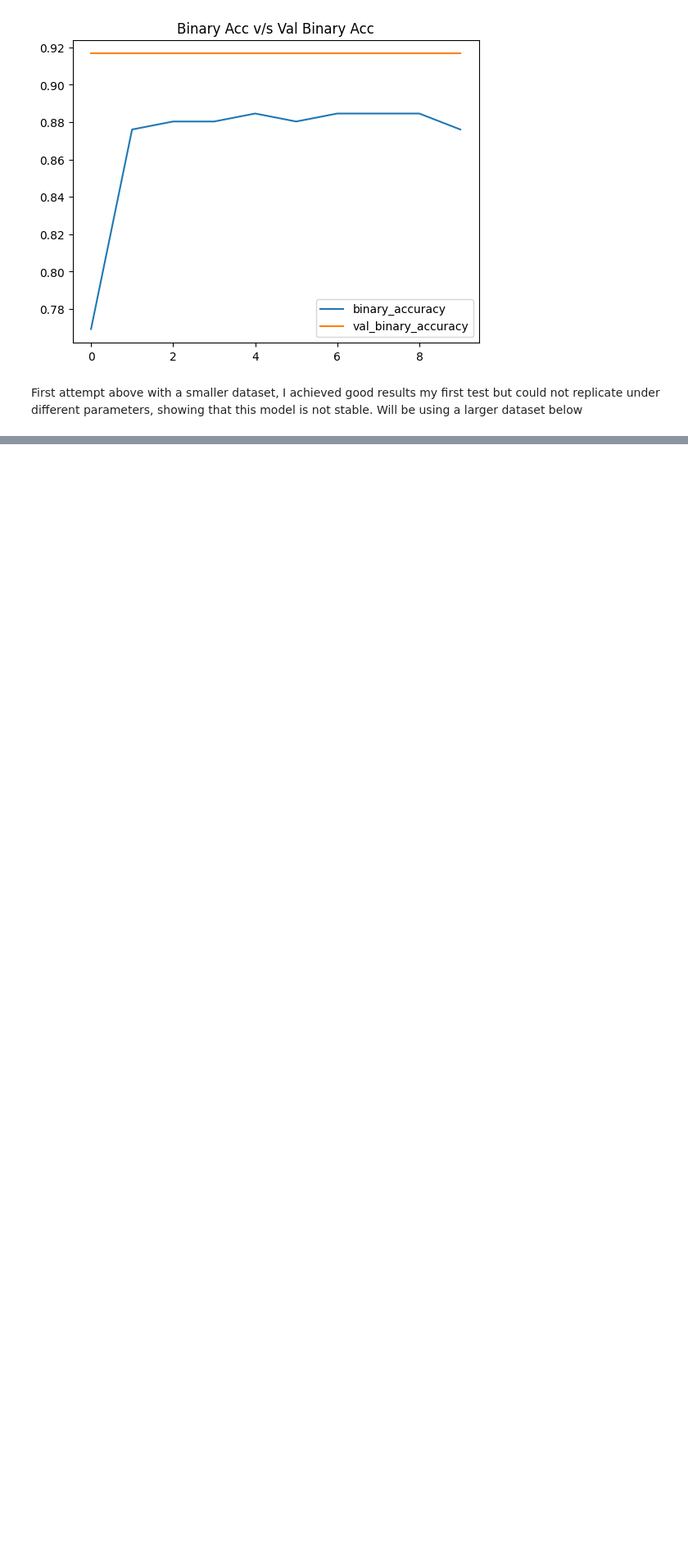
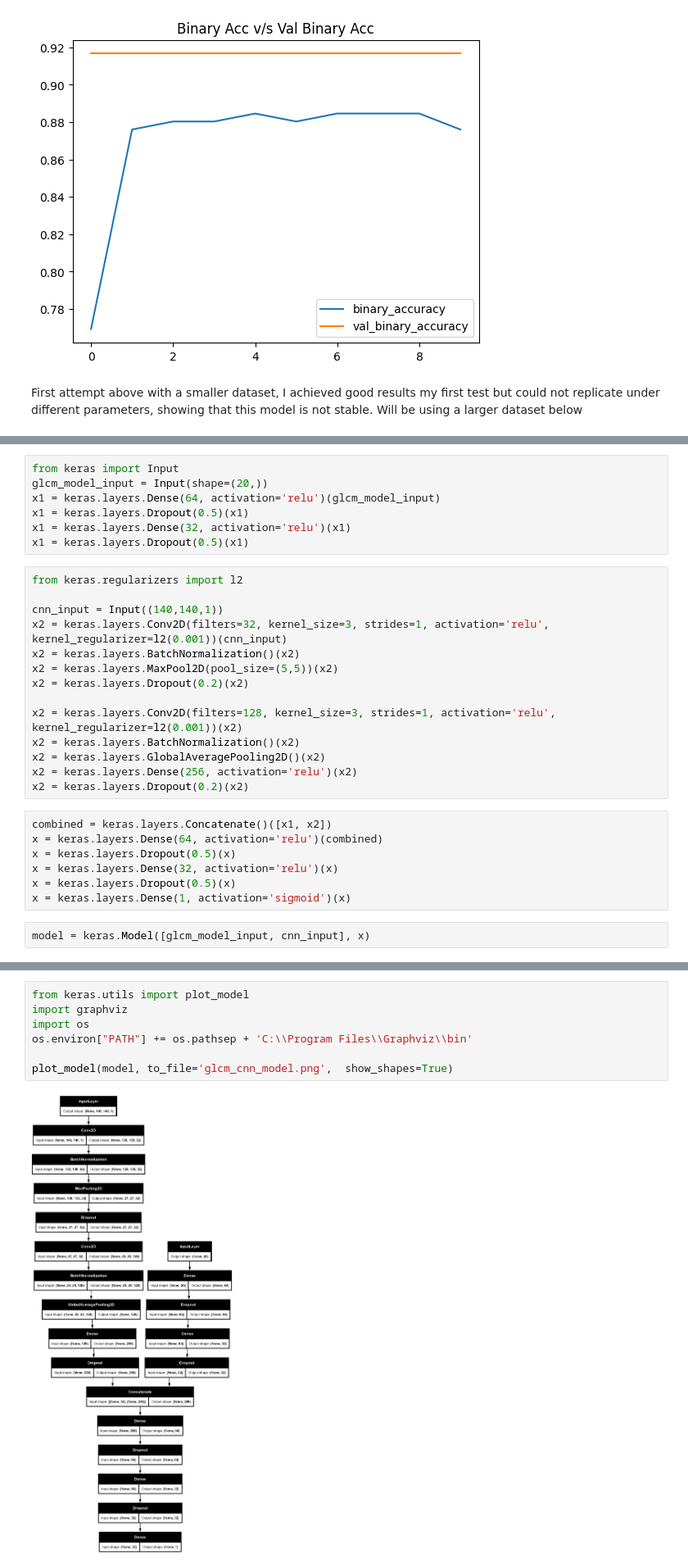
Before and after one commit to rhit-trudtoj/PersonalProjects, a Jupyter notebook: image-recognition-practice/skin-cancer-identifier/skin-cancer-identifier.ipynb, the cells around one changed output, grey strips where cells are left out. Shown at 82% size. Saved outputs shown, nothing was run; the diff lists cells and outputs as text; blank space fills up the shorter version.

```diff
--- a/image-recognition-practice/skin-cancer-identifier/skin-cancer-identifier.ipynb
+++ b/image-recognition-practice/skin-cancer-identifier/skin-cancer-identifier.ipynb
@@ -292,0 +436,30 @@ Epoch 6/10
+# %%
+from keras import Input
+glcm_model_input = Input(shape=(20,))
+x1 = keras.layers.Dense(64, activation='relu')(glcm_model_input)
+x1 = keras.layers.Dropout(0.5)(x1)
+x1 = keras.layers.Dense(32, activation='relu')(x1)
+x1 = keras.layers.Dropout(0.5)(x1)
+# %%
+from keras.regularizers import l2
+
+cnn_input = Input((140,140,1))
+x2 = keras.layers.Conv2D(filters=32, kernel_size=3, strides=1, activation='relu', kernel_regularizer=l2(0.001))(cnn_input)
+x2 = keras.layers.BatchNormalization()(x2)
+x2 = keras.layers.MaxPool2D(pool_size=(5,5))(x2)
+x2 = keras.layers.Dropout(0.2)(x2)
+
+x2 = keras.layers.Conv2D(filters=128, kernel_size=3, strides=1, activation='relu', kernel_regularizer=l2(0.001))(x2)
+x2 = keras.layers.BatchNormalization()(x2)
+x2 = keras.layers.GlobalAveragePooling2D()(x2)
+x2 = keras.layers.Dense(256, activation='relu')(x2)
+x2 = keras.layers.Dropout(0.2)(x2)
+# %%
+combined = keras.layers.Concatenate()([x1, x2])
+x = keras.layers.Dense(64, activation='relu')(combined)
+x = keras.layers.Dropout(0.5)(x)
+x = keras.layers.Dense(32, activation='relu')(x)
+x = keras.layers.Dropout(0.5)(x)
+x = keras.layers.Dense(1, activation='sigmoid')(x)
+# %%
+model = keras.Model([glcm_model_input, cnn_input], x)
@@ -292,0 +491,9 @@ Epoch 6/10
+# %%
+from keras.utils import plot_model
+import graphviz
+import os
+os.environ["PATH"] += os.pathsep + 'C:\\Program Files\\Graphviz\\bin'
+
+plot_model(model, to_file='glcm_cnn_model.png',  show_shapes=True)
+# %% [output]
+[figure, added]
```
Also changed, not shown: parts of 24 cells of this notebook, 1 other file.
